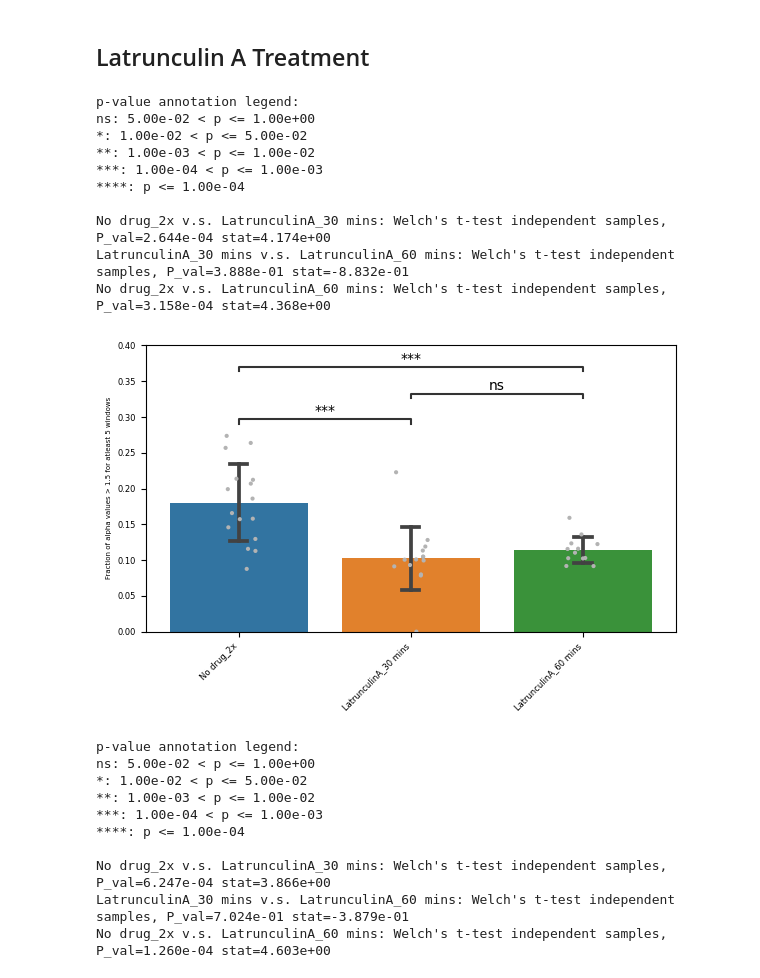
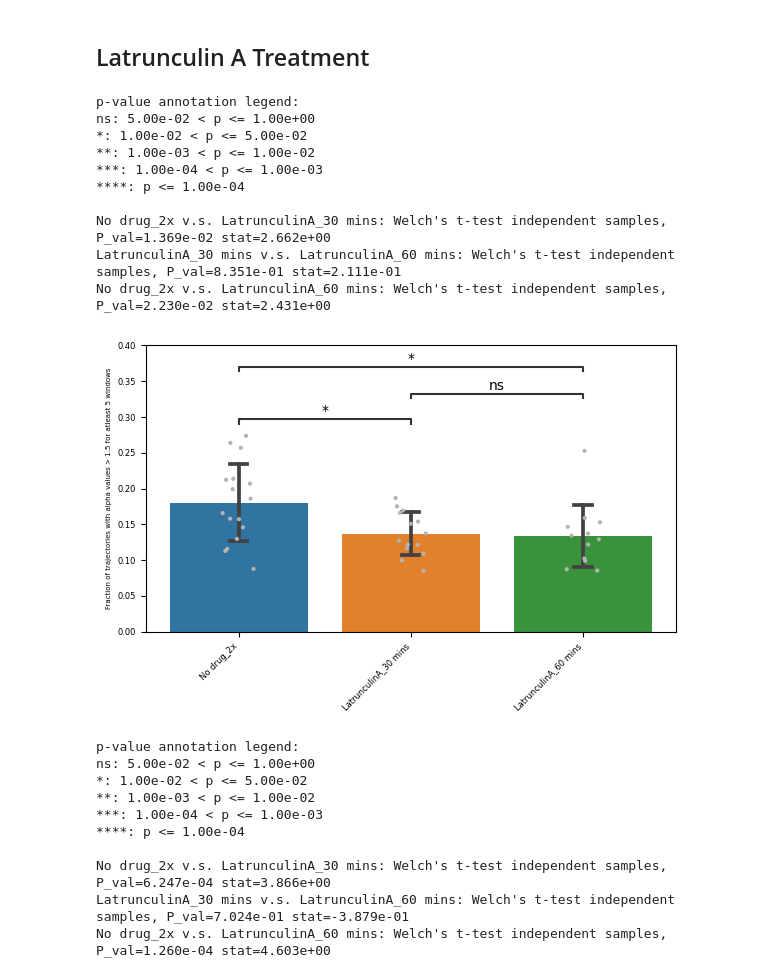
Before and after one commit to walterlab-um/Hyperosmotic_Confinement-Jump, a Jupyter notebook: plots/jupyter_running window_alpha.ipynb, the cells around one changed output. Cells and saved outputs as stored; diff of their text form; code cells hidden in the pictures.

```diff
--- a/plots/jupyter_running window_alpha.ipynb
+++ b/plots/jupyter_running window_alpha.ipynb
@@ -199,32 +199,32 @@ data.to_csv(csv_file_path, index=False)
 # %%
 # Plotting
 plt.figure(figsize=(6, 4),)
 ax = sns.barplot(data=data, x="label", y="fraction_alpha", ci='sd', capsize=0.1, estimator=np.mean)
 sns.stripplot(data=data, x="label", y="fraction_alpha", color="0.7", size=3)
 
 # Add statistical annotations
 box_pairs = [("No drug_2x", "LatrunculinA_30 mins"), ("No drug_2x", "LatrunculinA_60 mins"), ("LatrunculinA_30 mins", "LatrunculinA_60 mins")]
 test_stats = add_stat_annotation(ax, data=data, x="label", y="fraction_alpha", box_pairs=box_pairs, test="t-test_welch", comparisons_correction=None, text_format="star", loc="inside", verbose=2)
 
 plt.xticks(rotation=45, ha="right", fontsize=6)
 plt.yticks(fontsize=6)
-plt.ylabel("Fraction of alpha values > 1.5 for atleast 5 windows", fontsize=5)
+plt.ylabel("Fraction of trajectories with alpha values > 1.5 for atleast 5 windows", fontsize=5)
 plt.xlabel("")
 plt.ylim(0, None)
 plt.tight_layout()
 plt.show()
 # %% [output]
 p-value annotation legend:
 ns: 5.00e-02 < p <= 1.00e+00
 *: 1.00e-02 < p <= 5.00e-02
 **: 1.00e-03 < p <= 1.00e-02
 ***: 1.00e-04 < p <= 1.00e-03
 ****: p <= 1.00e-04
 
-No drug_2x v.s. LatrunculinA_30 mins: Welch's t-test independent samples, P_val=2.644e-04 stat=4.174e+00
-LatrunculinA_30 mins v.s. LatrunculinA_60 mins: Welch's t-test independent samples, P_val=3.888e-01 stat=-8.832e-01
-No drug_2x v.s. LatrunculinA_60 mins: Welch's t-test independent samples, P_val=3.158e-04 stat=4.368e+00
+No drug_2x v.s. LatrunculinA_30 mins: Welch's t-test independent samples, P_val=1.369e-02 stat=2.662e+00
+LatrunculinA_30 mins v.s. LatrunculinA_60 mins: Welch's t-test independent samples, P_val=8.351e-01 stat=2.111e-01
+No drug_2x v.s. LatrunculinA_60 mins: Welch's t-test independent samples, P_val=2.230e-02 stat=2.431e+00
-[figure, old version]
+[figure, new version]
 # %%
 def calculate_fraction_of_windows_above_threshold(df, alpha_threshold=1.5):
     return (df['alpha'] > alpha_threshold).mean()
```
Also changed, not shown: parts of 2 cells of this notebook.
